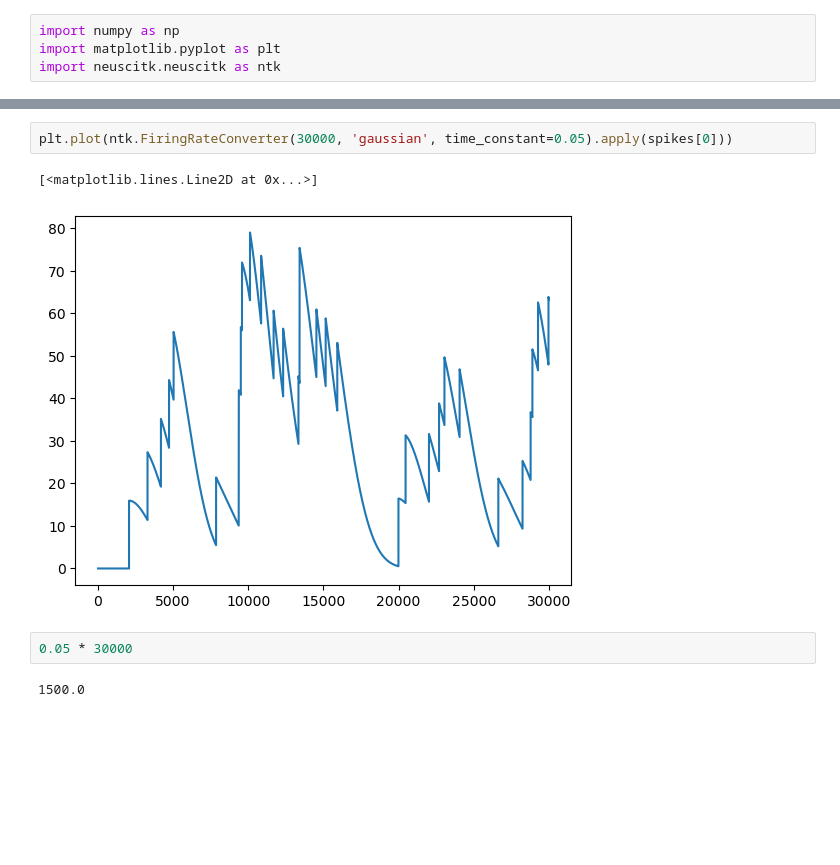
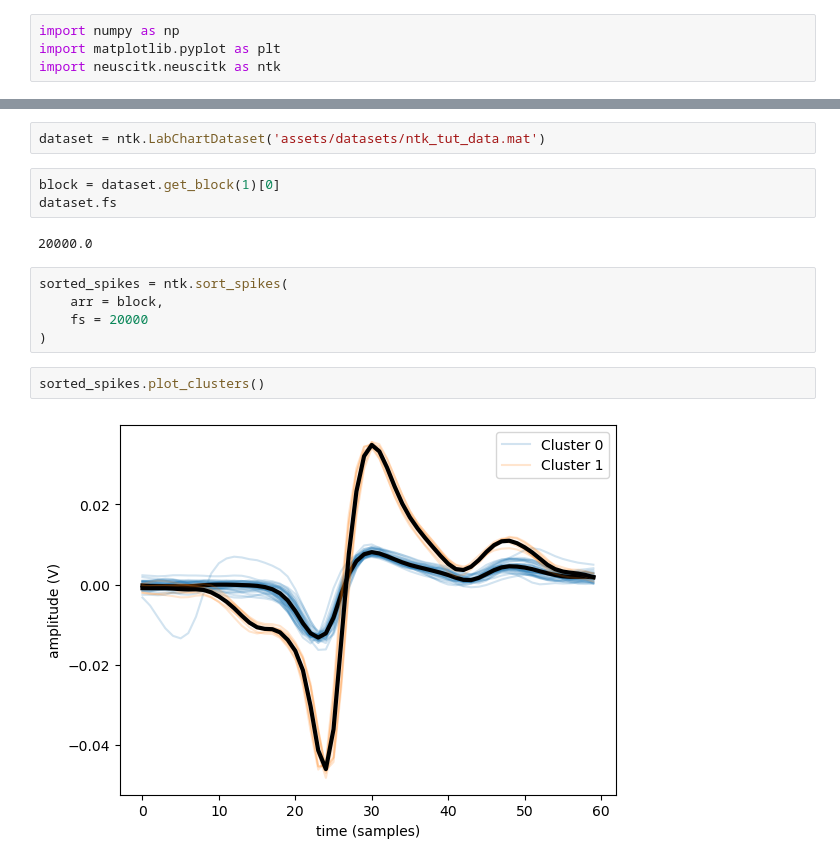
Before and after one commit to jeremyschroeter/neusci440, a Jupyter notebook: workspace.ipynb, the cells around one changed output, grey strips where cells are left out. Saved outputs shown, nothing was run; the diff lists cells and outputs as text; blank space fills up the shorter version.

Commit message:
spike sorter function and changed plotting in sorted spikes class

```diff
--- a/workspace.ipynb
+++ b/workspace.ipynb
@@ -22,9 +5,16 @@ plt.plot(spikes.T)
-# %%
-plt.plot(ntk.FiringRateConverter(30000, 'gaussian', time_constant=0.05).apply(spikes[0]))
-# %% [output]
-[<matplotlib.lines.Line2D at 0x...>]
-[figure, removed]
-# %%
-0.05 * 30000
-# %% [output]
-1500.0
+# %%
+dataset = ntk.LabChartDataset('assets/datasets/ntk_tut_data.mat')
+# %%
+block = dataset.get_block(1)[0]
+dataset.fs
+# %% [output]
+20000.0
+# %%
+sorted_spikes = ntk.sort_spikes(
+    arr = block,
+    fs = 20000
+)
+# %%
+sorted_spikes.plot_clusters()
+# %% [output]
+[figure, added]
```
Also changed, not shown: parts of 3 cells of this notebook, 1 other file.
